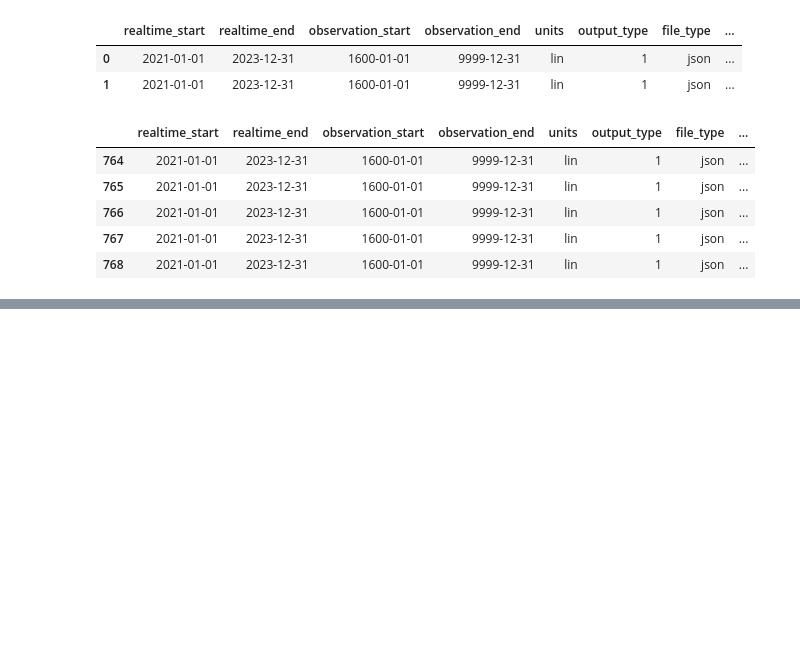
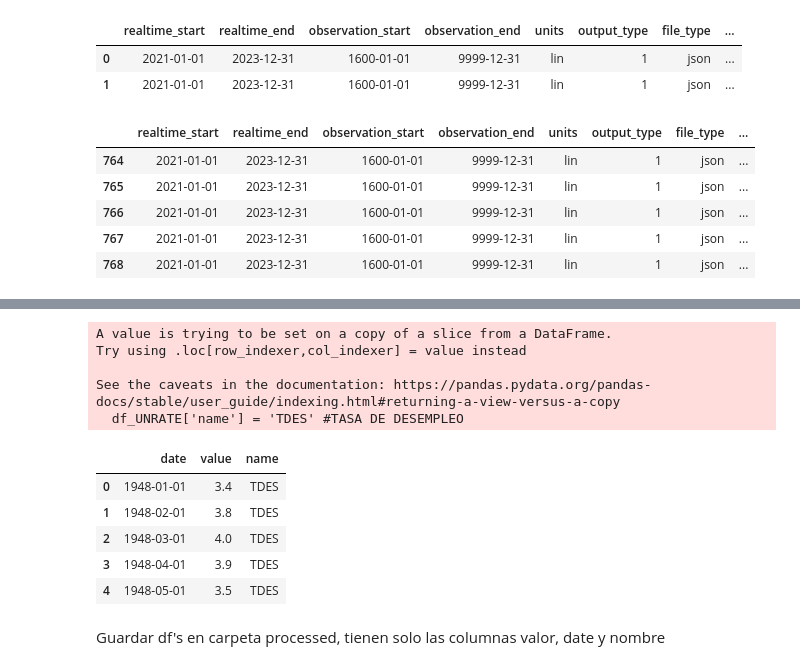
Before and after one commit to diegomacaya/proyecto_DataScience_DMS, a Jupyter notebook: src/explore copy.ipynb, the cells around one changed output, grey strips where cells are left out. Cells and saved outputs as stored; diff of their text form; code cells hidden in the pictures; blank space fills up the shorter version.

Commit message:
Bases de indicadores con columnas nombre valor y fecha

```diff
--- a/src/explore copy.ipynb
+++ b/src/explore copy.ipynb
@@ -39,9 +39,9 @@ def api_fed(url, parametros, realtime_start, realtime_end):
 
 data = api_fed(url_fed,parametros_fed, "2021-01-01", "2023-12-31")
 
-data_fed_cpi = pd.DataFrame(data)
+data_CPIAUCSL = pd.DataFrame(data)
 
-data_fed_cpi.head(2)
+data_CPIAUCSL.head(2)
 # %% [output]
 https://api.stlouisfed.org/fred/series/observations?series_id&api_key&file_type
 |  | realtime_start | realtime_end | observation_start | observation_end | units | output_type | file_type | ... |
@@ -55,17 +55,17 @@ Index(['realtime_start', 'realtime_end', 'observation_start',
        'sort_order', 'count', 'offset', 'limit', 'observations'],
       dtype='object')
 # %%
-def obtener_observation_fed(data_fed_cpi):
+def obtener_observation_fed(data_CPIAUCSL):
     # Convertir la columna "observations" que contiene JSON en un DataFrame
-    observations_data = pd.json_normalize(data_fed_cpi["observations"])
+    observations_data = pd.json_normalize(data_CPIAUCSL["observations"])
 
     # Concatenar el DataFrame original con el nuevo DataFrame de las observaciones
-    data_fed_cpi = pd.concat([data_fed_cpi.drop(columns=["observations"]), observations_data], axis=1)
+    data_CPIAUCSL = pd.concat([data_CPIAUCSL.drop(columns=["observations"]), observations_data], axis=1)
 
-    return data_fed_cpi
+    return data_CPIAUCSL
 
 # Ejecutar la función para obtener los datos procesados
-data_fed_cpi = obtener_observation_fed(data_fed_cpi)
+data_CPIAUCSL = obtener_observation_fed(data_CPIAUCSL)
 
 def guardar_csv(data , url_archivo):
     data.to_csv(url_archivo, index= True)
@@ -249,0 +310,18 @@ guardar_csv(data_BOPGSTB,"../data/processed/fed_BOPGSTB_historical_data.csv")
+# %%
+df_UNRATE = data_UNRATE[['date','value']]
+df_UNRATE['name'] = 'TDES' #TASA DE DESEMPLEO
+df_UNRATE.head()
+# %% [output]
+A value is trying to be set on a copy of a slice from a DataFrame.
+Try using .loc[row_indexer,col_indexer] = value instead
+
+See the caveats in the documentation: https://pandas.pydata.org/pandas-docs/stable/user_guide/indexing.html#returning-a-view-versus-a-copy
+  df_UNRATE['name'] = 'TDES' #TASA DE DESEMPLEO
+|  | date | value | name |
+| 0 | 1948-01-01 | 3.4 | TDES |
+| 1 | 1948-02-01 | 3.8 | TDES |
+| 2 | 1948-03-01 | 4.0 | TDES |
+| 3 | 1948-04-01 | 3.9 | TDES |
+| 4 | 1948-05-01 | 3.5 | TDES |
+# %% [markdown]
+Guardar df's en carpeta processed, tienen solo las columnas valor, date y nombre
```
Also changed, not shown: parts of 13 cells of this notebook, 10 other files.
